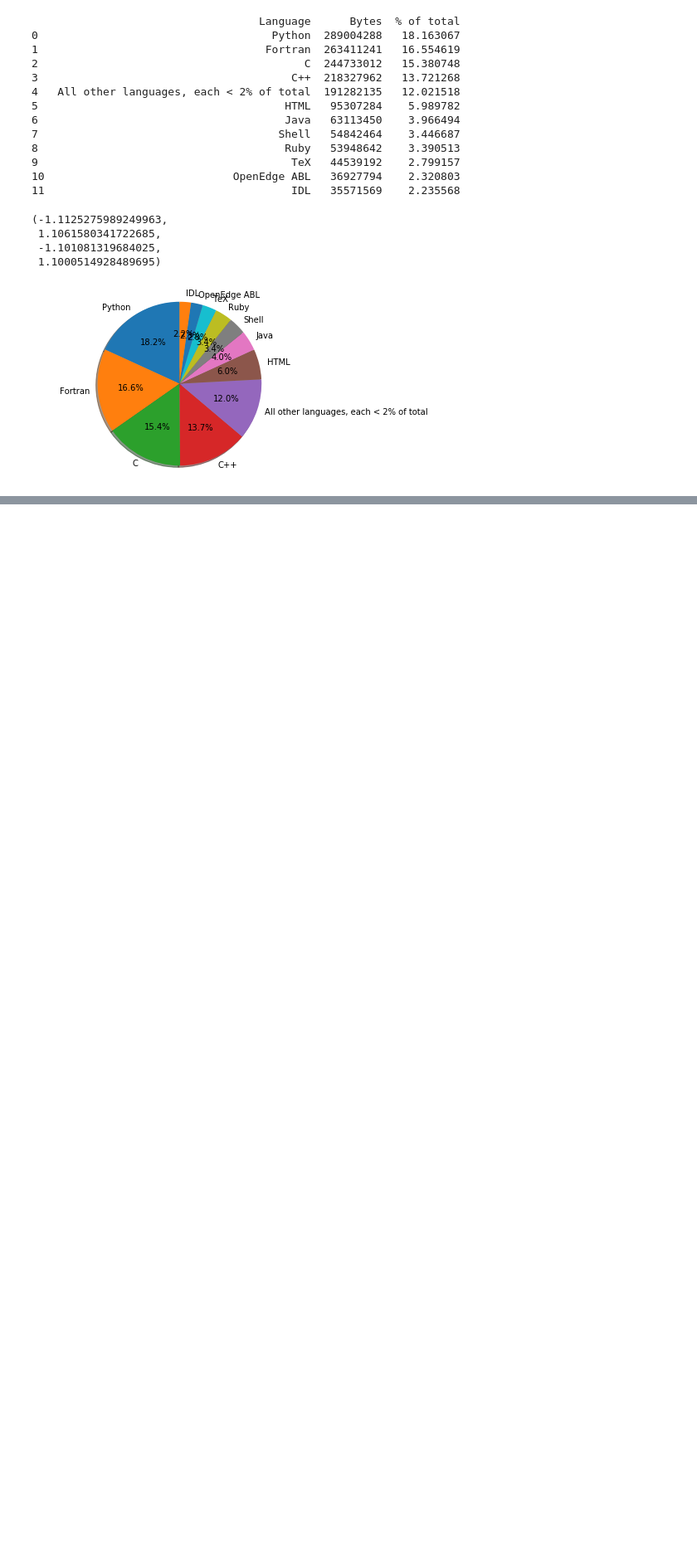
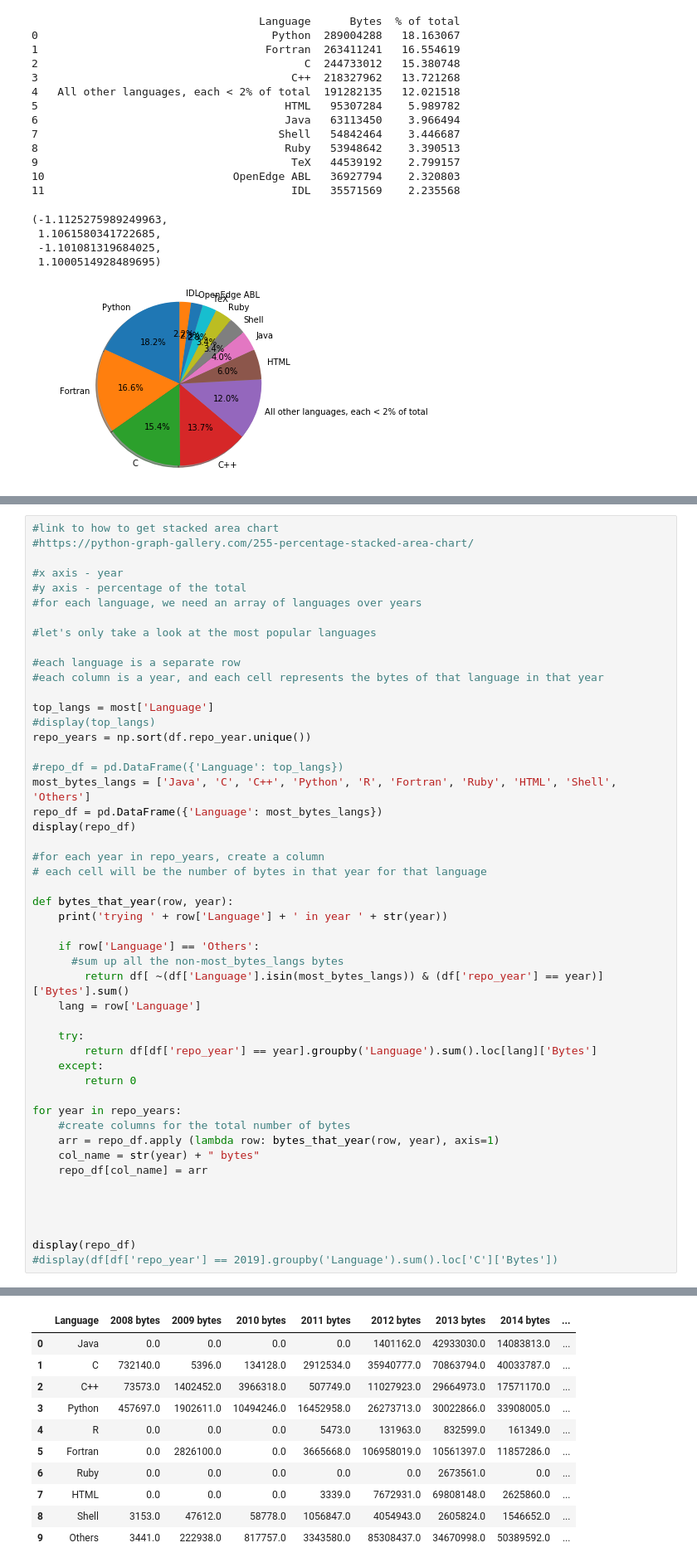
Before and after one commit to teuben/ascl-tools, a Jupyter notebook: Language-Date visualizations.ipynb, the cells around one changed output, grey strips where cells are left out. Shown at 83% size. Cells and saved outputs as stored; diff of their text form; blank space fills up the shorter version.

Commit message:
data munging to get the stacked line chart

```diff
--- a/Language-Date visualizations.ipynb
+++ b/Language-Date visualizations.ipynb
@@ -146,0 +115,50 @@ df.repo_year = df.repo_year.fillna("0").astype(int)
+# %%
+#link to how to get stacked area chart
+#https://python-graph-gallery.com/255-percentage-stacked-area-chart/
+
+#x axis - year
+#y axis - percentage of the total
+#for each language, we need an array of languages over years
+
+#let's only take a look at the most popular languages
+
+#each language is a separate row
+#each column is a year, and each cell represents the bytes of that language in that year
+
+top_langs = most['Language']
+#display(top_langs)
+repo_years = np.sort(df.repo_year.unique())
+
+#repo_df = pd.DataFrame({'Language': top_langs})
+most_bytes_langs = ['Java', 'C', 'C++', 'Python', 'R', 'Fortran', 'Ruby', 'HTML', 'Shell', 'Others']
+repo_df = pd.DataFrame({'Language': most_bytes_langs})
+display(repo_df)
+
+#for each year in repo_years, create a column
+# each cell will be the number of bytes in that year for that language
+
+def bytes_that_year(row, year):
+    print('trying ' + row['Language'] + ' in year ' + str(year))
+
+    if row['Language'] == 'Others':
+      #sum up all the non-most_bytes_langs bytes
+        return df[ ~(df['Language'].isin(most_bytes_langs)) & (df['repo_year'] == year)]['Bytes'].sum()
+    lang = row['Language']
+
+    try:
+        return df[df['repo_year'] == year].groupby('Language').sum().loc[lang]['Bytes']
+    except:
+        return 0
+
+for year in repo_years:
+    #create columns for the total number of bytes
+    arr = repo_df.apply (lambda row: bytes_that_year(row, year), axis=1)
+    col_name = str(year) + " bytes"
+    repo_df[col_name] = arr
+
+
+
+
+display(repo_df)
+#display(df[df['repo_year'] == 2019].groupby('Language').sum().loc['C']['Bytes'])
+# %% [output]
@@ -146,0 +193,11 @@ df.repo_year = df.repo_year.fillna("0").astype(int)
+|  | Language | 2008 bytes | 2009 bytes | 2010 bytes | 2011 bytes | 2012 bytes | 2013 bytes | 2014 bytes | ... |
+| 0 | Java | 0.0 | 0.0 | 0.0 | 0.0 | 1401162.0 | 42933030.0 | 14083813.0 | ... |
+| 1 | C | 732140.0 | 5396.0 | 134128.0 | 2912534.0 | 35940777.0 | 70863794.0 | 40033787.0 | ... |
+| 2 | C++ | 73573.0 | 1402452.0 | 3966318.0 | 507749.0 | 11027923.0 | 29664973.0 | 17571170.0 | ... |
+| 3 | Python | 457697.0 | 1902611.0 | 10494246.0 | 16452958.0 | 26273713.0 | 30022866.0 | 33908005.0 | ... |
+| 4 | R | 0.0 | 0.0 | 0.0 | 5473.0 | 131963.0 | 832599.0 | 161349.0 | ... |
+| 5 | Fortran | 0.0 | 2826100.0 | 0.0 | 3665668.0 | 106958019.0 | 10561397.0 | 11857286.0 | ... |
+| 6 | Ruby | 0.0 | 0.0 | 0.0 | 0.0 | 0.0 | 2673561.0 | 0.0 | ... |
+| 7 | HTML | 0.0 | 0.0 | 0.0 | 3339.0 | 7672931.0 | 69808148.0 | 2625860.0 | ... |
+| 8 | Shell | 3153.0 | 47612.0 | 58778.0 | 1056847.0 | 4054943.0 | 2605824.0 | 1546652.0 | ... |
+| 9 | Others | 3441.0 | 222938.0 | 817757.0 | 3343580.0 | 85308437.0 | 34670998.0 | 50389592.0 | ... |
```
Also changed, not shown: parts of 3 cells of this notebook.
